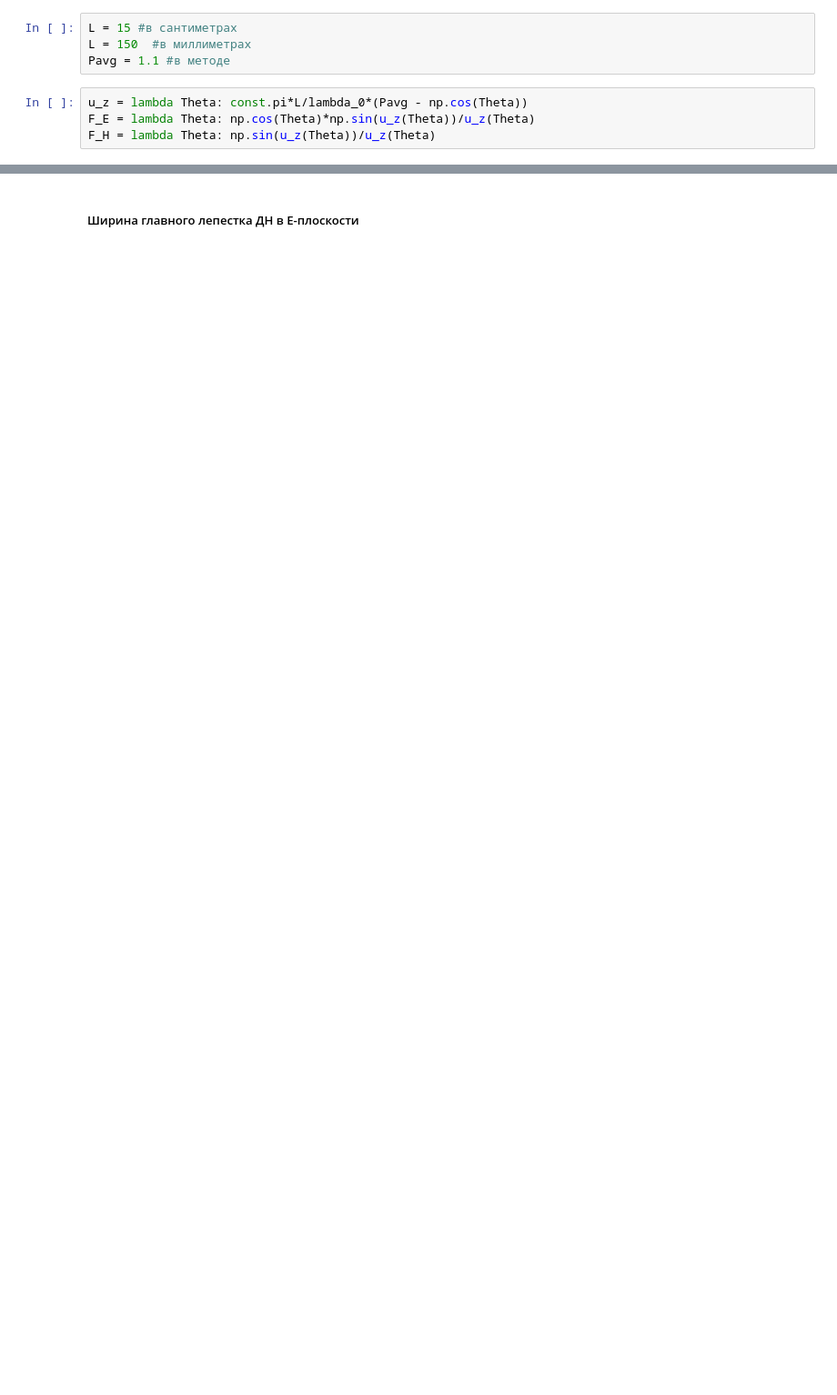
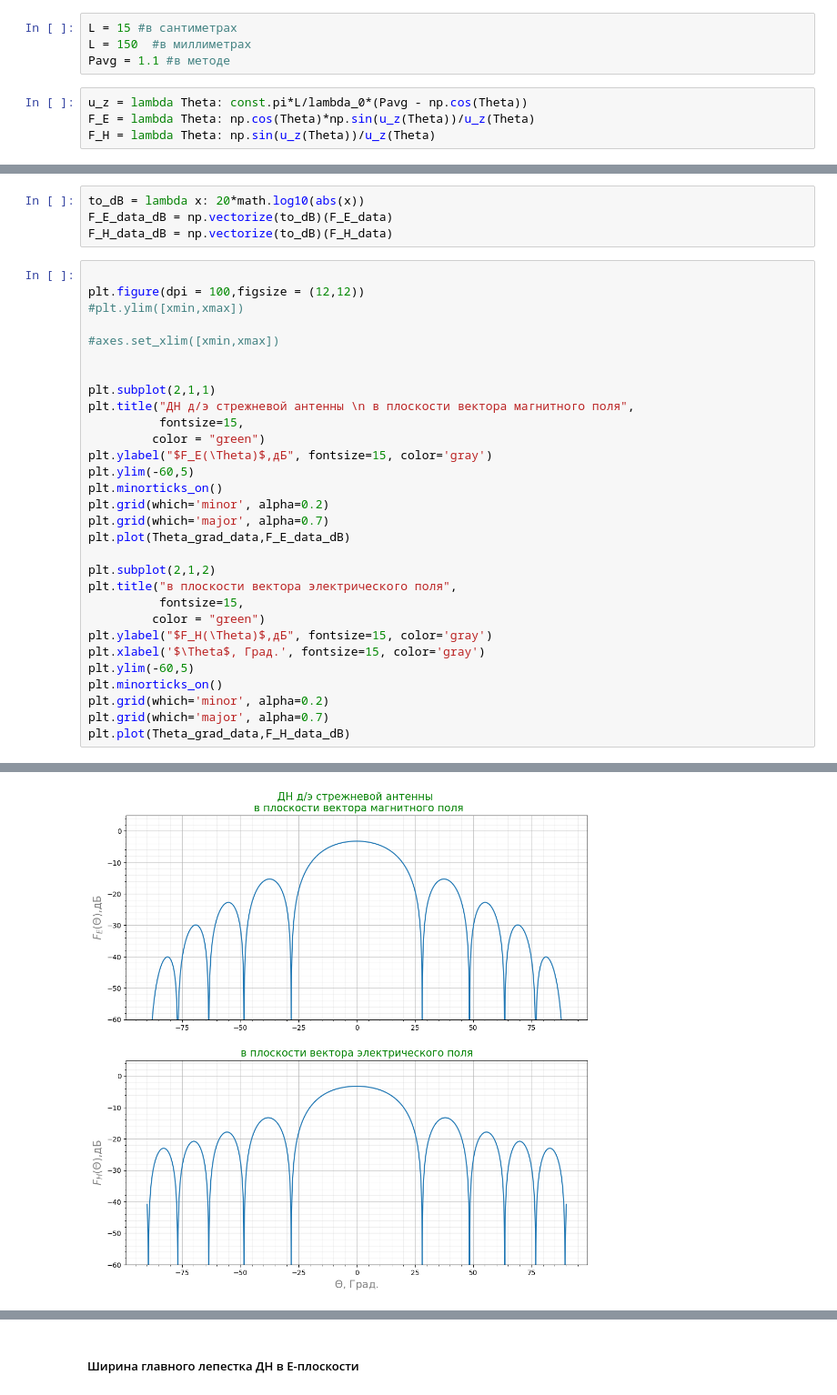
Before and after one commit to AlfaIV/Microwave-and-Antennas-LabWork, a Jupyter notebook: Лабораторная работа №2 СВЧ и Антенны.ipynb, the cells around one changed output, grey strips where cells are left out. Shown: that part at 91% size. Drawn from its saved outputs; the diff is of its cells as text; blank space fills up the shorter version.

```diff
--- a/Лабораторная работа №2 СВЧ и Антенны.ipynb
+++ b/Лабораторная работа №2 СВЧ и Антенны.ipynb
@@ -142,0 +235,35 @@ def Find_width_radiation_pattern(func):
+# %%
+to_dB = lambda x: 20*math.log10(abs(x))
+F_E_data_dB = np.vectorize(to_dB)(F_E_data)
+F_H_data_dB = np.vectorize(to_dB)(F_H_data)
+# %%
+
+plt.figure(dpi = 100,figsize = (12,12))
+#plt.ylim([xmin,xmax])
+
+#axes.set_xlim([xmin,xmax])
+
+
+plt.subplot(2,1,1)
+plt.title("ДН д/э стрежневой антенны \n в плоскости вектора магнитного поля",
+          fontsize=15,
+         color = "green")
+plt.ylabel("$F_E(\Theta)$,дБ", fontsize=15, color='gray')
+plt.ylim(-60,5)
+plt.minorticks_on()
+plt.grid(which='minor', alpha=0.2)
+plt.grid(which='major', alpha=0.7)
+plt.plot(Theta_grad_data,F_E_data_dB)
+
+plt.subplot(2,1,2)
+plt.title("в плоскости вектора электрического поля",
+          fontsize=15,
+         color = "green")
+plt.ylabel("$F_H(\Theta)$,дБ", fontsize=15, color='gray')
+plt.xlabel('$\Theta$, Град.', fontsize=15, color='gray')
+plt.ylim(-60,5)
+plt.minorticks_on()
+plt.grid(which='minor', alpha=0.2)
+plt.grid(which='major', alpha=0.7)
+plt.plot(Theta_grad_data,F_H_data_dB)
+# %% [output]
@@ -142,0 +271 @@ def Find_width_radiation_pattern(func):
+[figure, added]
```
Also changed, not shown: parts of 39 cells of this notebook.
